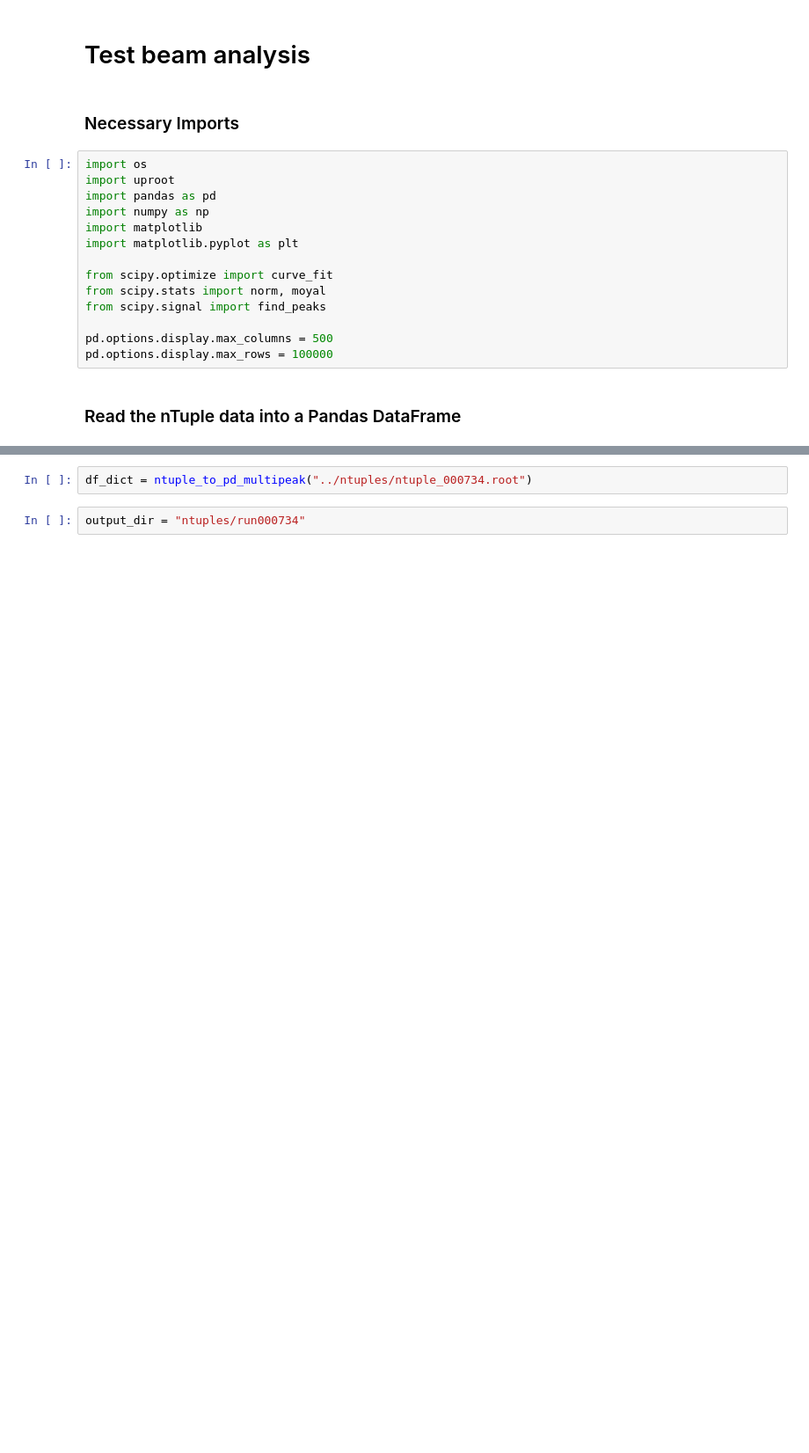
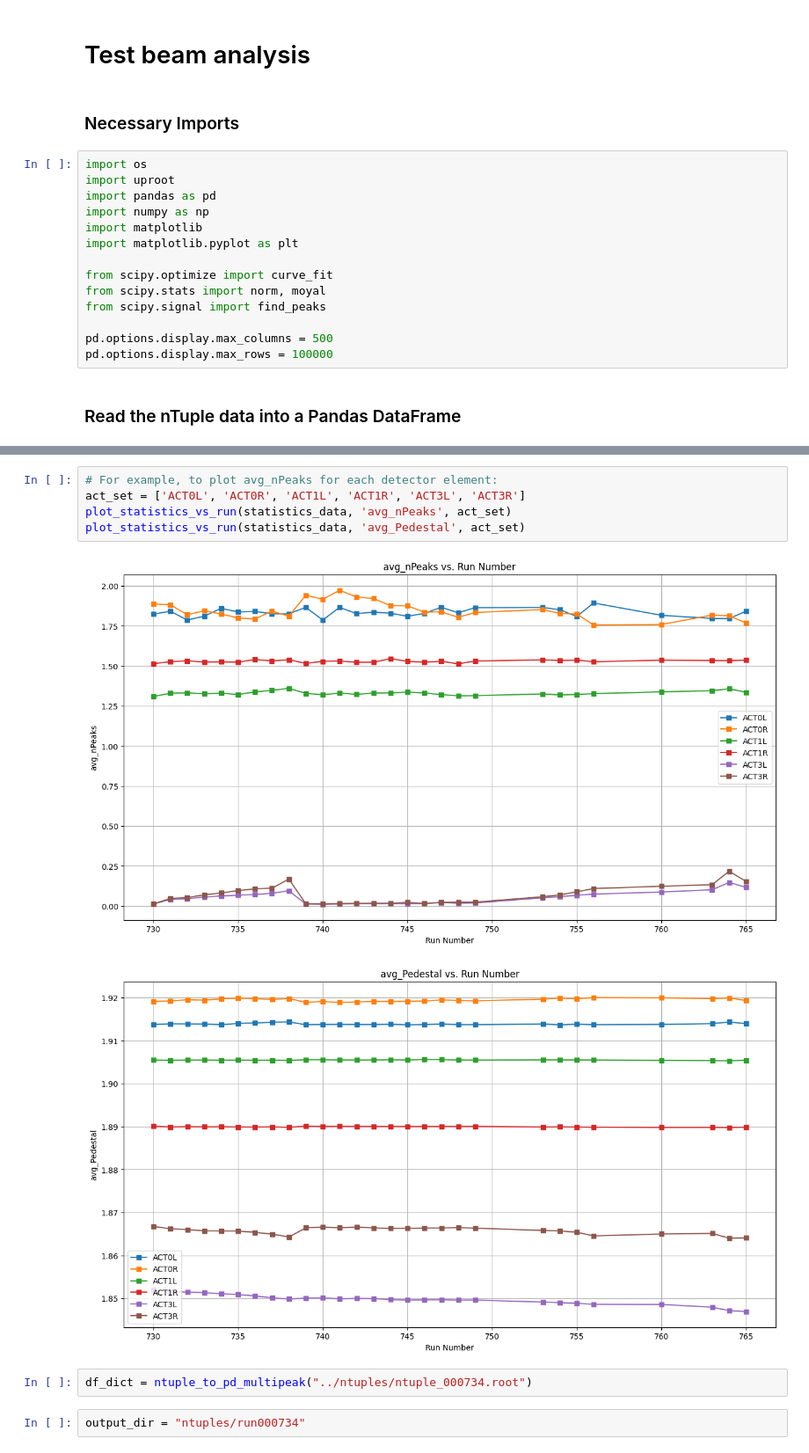
Before and after one commit to jerenner/T9BeamTestAna, a Jupyter notebook: python/new_analysis/hodoscope/hodoscope_analysis.ipynb, the cells around one changed output, grey strips where cells are left out. Shown at 88% size. Saved outputs shown, nothing was run; the diff lists cells and outputs as text; blank space fills up the shorter version.

Commit message:
Adds plots vs. run number

```diff
--- a/python/new_analysis/hodoscope/hodoscope_analysis.ipynb
+++ b/python/new_analysis/hodoscope/hodoscope_analysis.ipynb
@@ -150,3 +302,11 @@ def read_dataframes_from_csv(directory):
+# %%
+# For example, to plot avg_nPeaks for each detector element:
+act_set = ['ACT0L', 'ACT0R', 'ACT1L', 'ACT1R', 'ACT3L', 'ACT3R']
+plot_statistics_vs_run(statistics_data, 'avg_nPeaks', act_set)
+plot_statistics_vs_run(statistics_data, 'avg_Pedestal', act_set)
+# %% [output]
+[figure, added]
+[figure, added]
 # %%
 df_dict = ntuple_to_pd_multipeak("../ntuples/ntuple_000734.root")
 # %%
```
Also changed, not shown: parts of 6 cells of this notebook.
